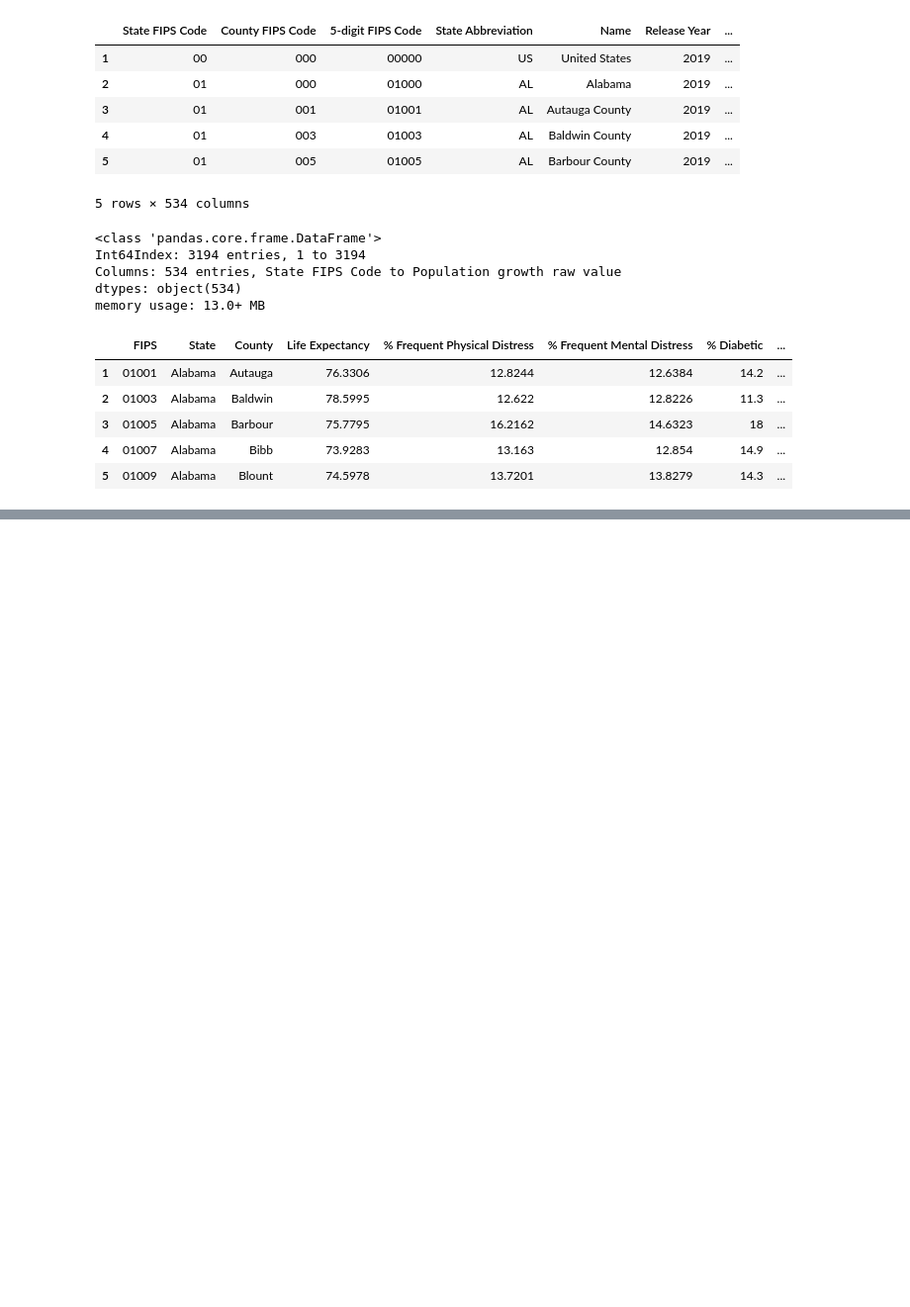
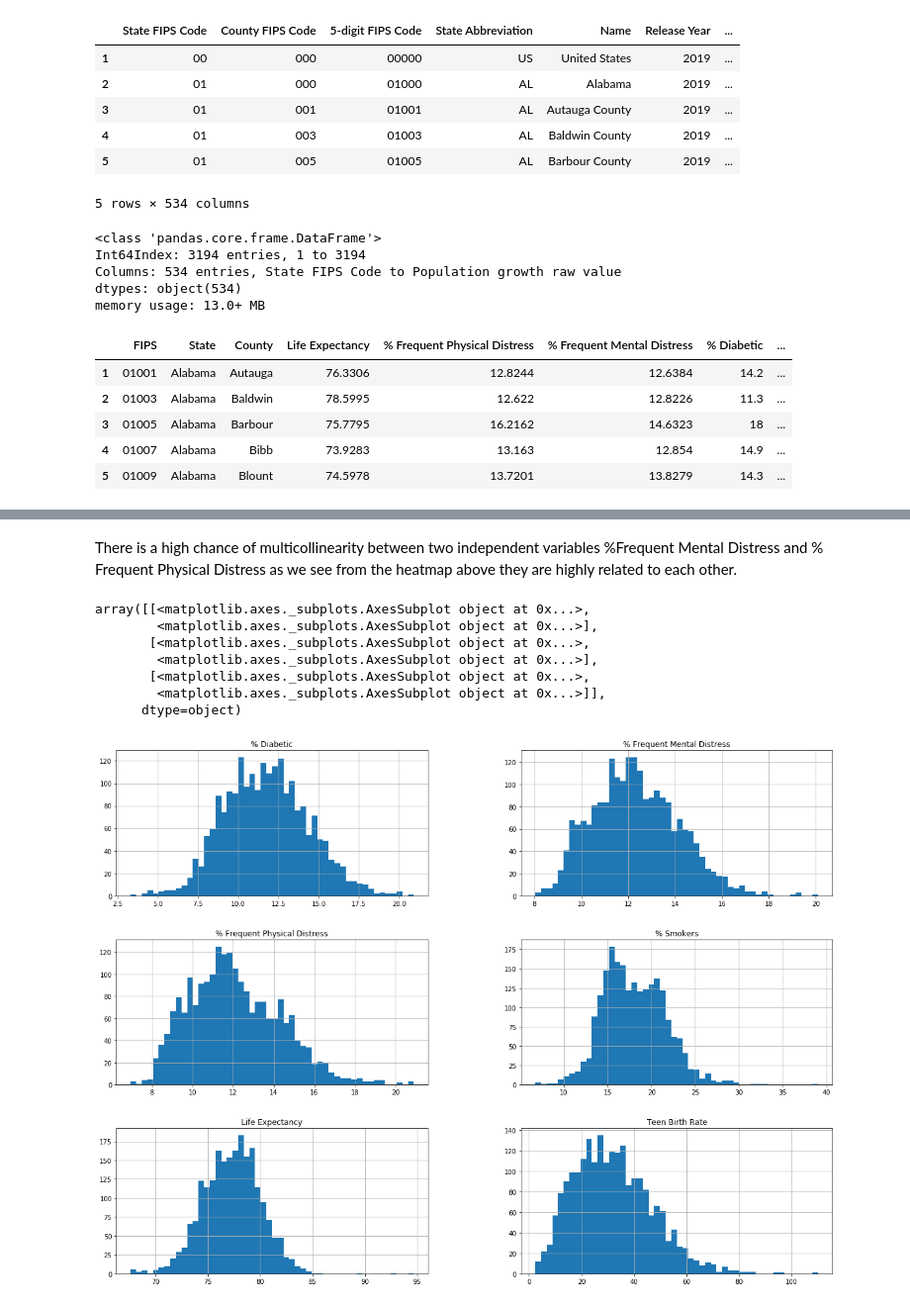
Before and after one commit to 1Banji/Health-Death, a Jupyter notebook: Sez/Untitled.ipynb, the cells around one changed output, grey strips where cells are left out. Shown at 99% size. Saved outputs shown, nothing was run; the diff lists cells and outputs as text; code cells hidden in the pictures; blank space fills up the shorter version.

```diff
--- a/Sez/Untitled.ipynb
+++ b/Sez/Untitled.ipynb
@@ -223,0 +258,14 @@ sns.heatmap(df_five.corr().abs())
+# %% [markdown]
+There is a high chance of multicollinearity between two independent variables %Frequent Mental Distress and
+% Frequent Physical Distress as we see from the heatmap above they are highly related to each other.
+# %%
+df_five.hist(bins=50, figsize=(20,15))
+# %% [output]
+array([[<matplotlib.axes._subplots.AxesSubplot object at 0x...>,
+        <matplotlib.axes._subplots.AxesSubplot object at 0x...>],
+       [<matplotlib.axes._subplots.AxesSubplot object at 0x...>,
+        <matplotlib.axes._subplots.AxesSubplot object at 0x...>],
+       [<matplotlib.axes._subplots.AxesSubplot object at 0x...>,
+        <matplotlib.axes._subplots.AxesSubplot object at 0x...>]],
+      dtype=object)
+[figure, added]
```
Also changed, not shown: parts of 30 cells of this notebook.
